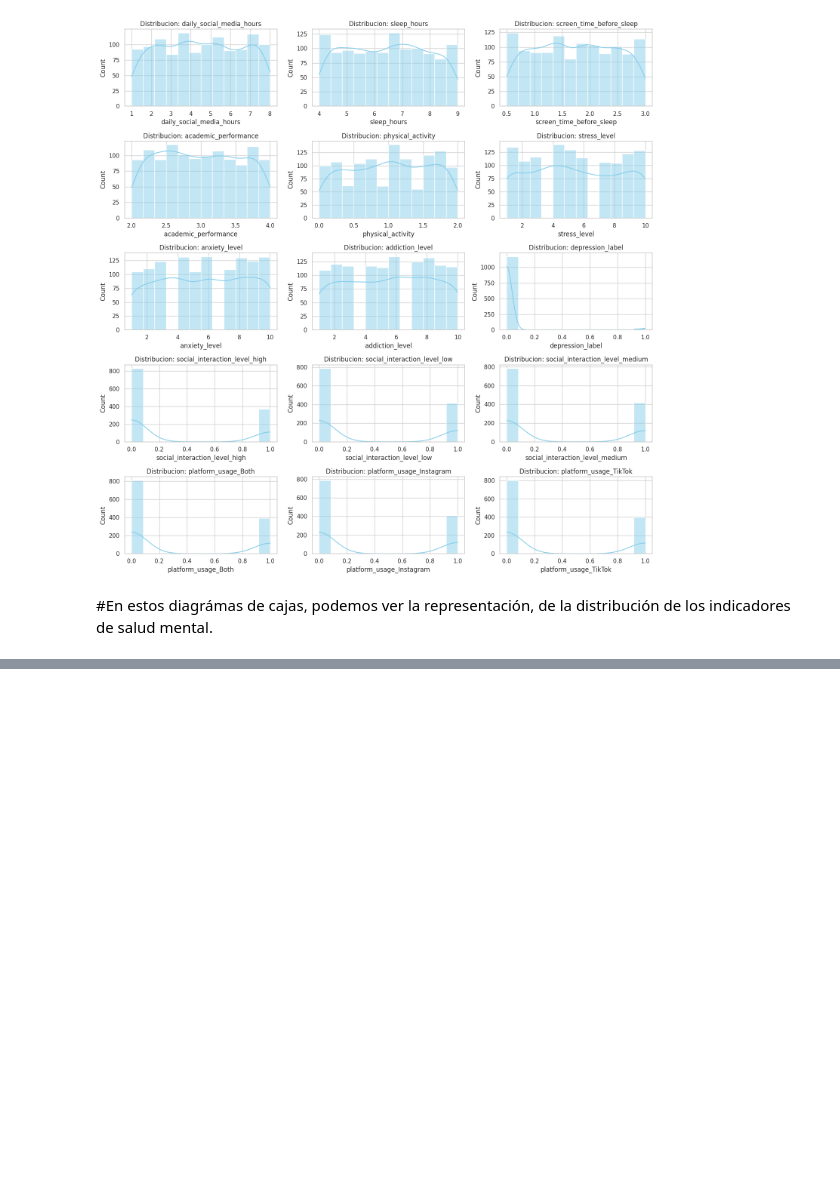
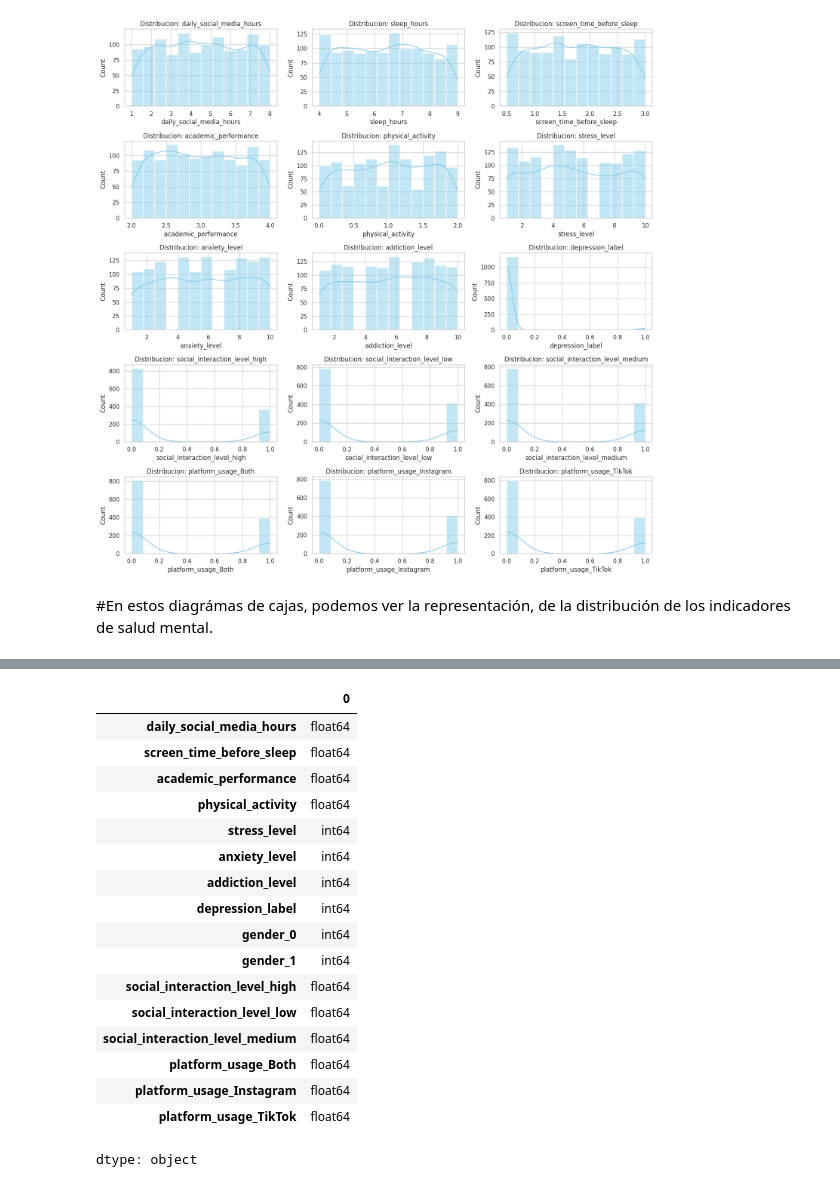
Before and after one commit to EricFlores1808/MINERIA_EF_LS_1, a Jupyter notebook: SocialMediaImpact.ipynb, the cells around one changed output, grey strips where cells are left out. Drawn from its saved outputs; the diff is of its cells as text; code cells hidden in the pictures; blank space fills up the shorter version.

```diff
--- a/SocialMediaImpact.ipynb
+++ b/SocialMediaImpact.ipynb
@@ -396,0 +470,21 @@ plt.show()
+# %%
+X_test.dtypes
+# %% [output]
+|  | 0 |
+| daily_social_media_hours | float64 |
+| screen_time_before_sleep | float64 |
+| academic_performance | float64 |
+| physical_activity | float64 |
+| stress_level | int64 |
+| anxiety_level | int64 |
+| addiction_level | int64 |
+| depression_label | int64 |
+| gender_0 | int64 |
+| gender_1 | int64 |
+| social_interaction_level_high | float64 |
+| social_interaction_level_low | float64 |
+| social_interaction_level_medium | float64 |
+| platform_usage_Both | float64 |
+| platform_usage_Instagram | float64 |
+| platform_usage_TikTok | float64 |
+dtype: object
```
Also changed, not shown: parts of 21 cells of this notebook.
